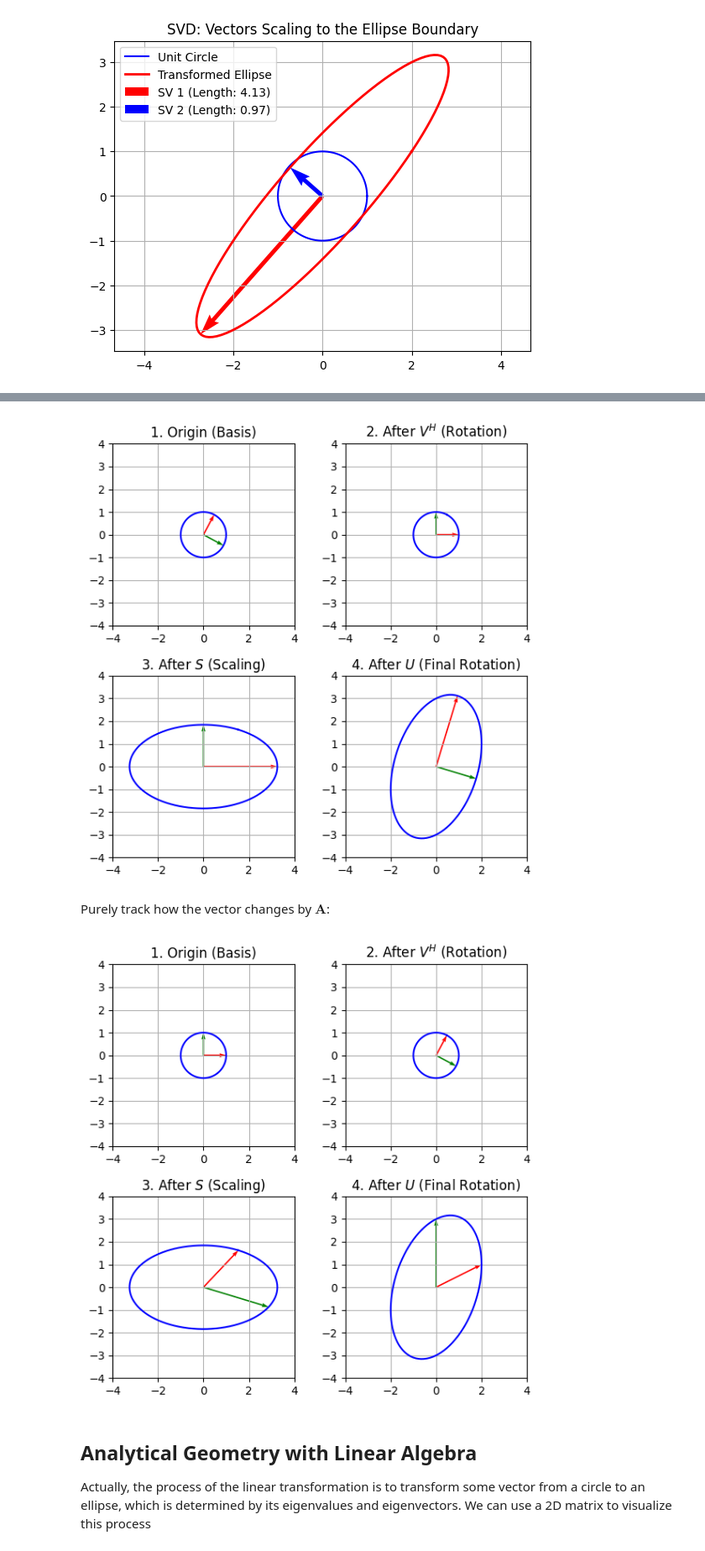
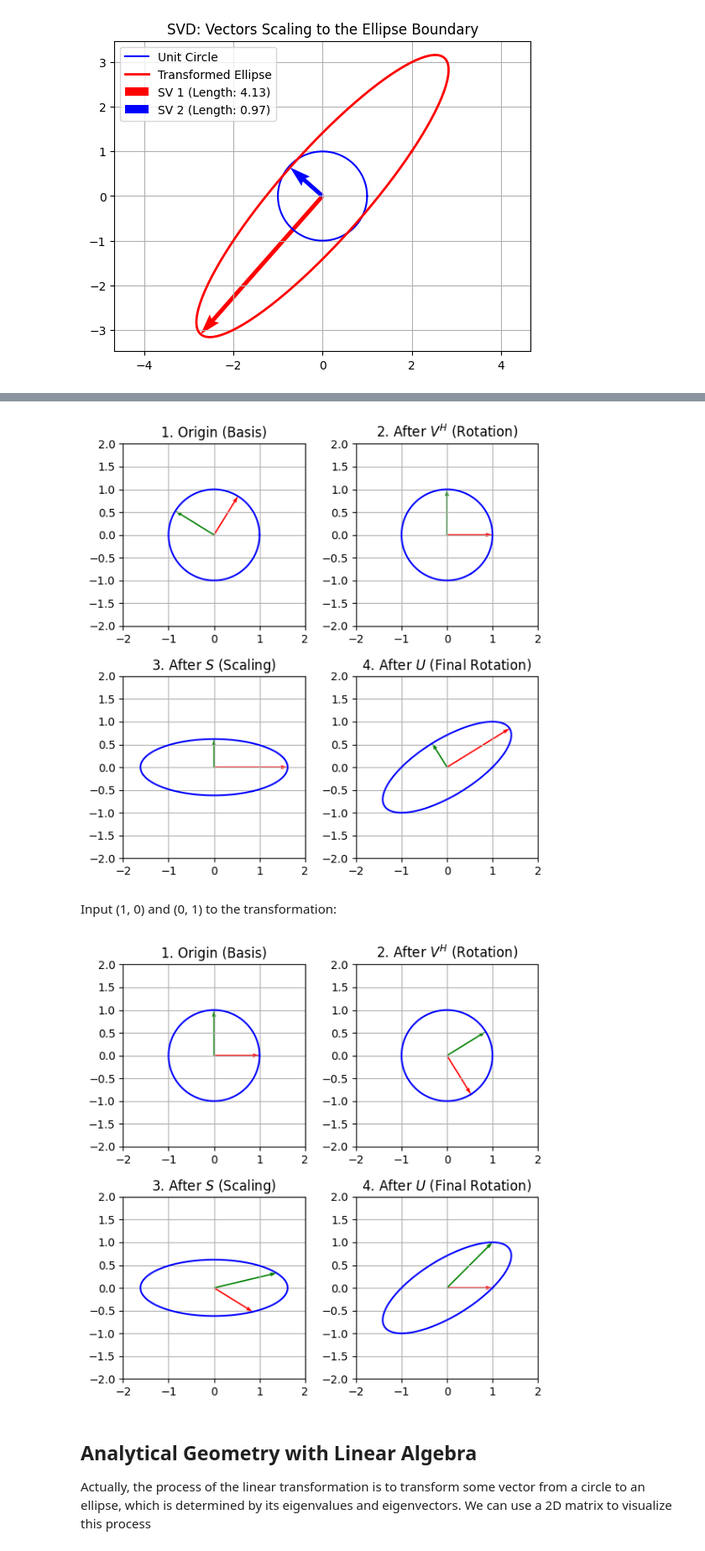
Before and after one commit to pTimYu/numerical-methods-rookie, a Jupyter notebook: basic_knowledges/linear_algebra_visual_illustration.ipynb, the cells around one changed output, grey strips where cells are left out. Shown at 84% size. Saved outputs shown, nothing was run; the diff lists cells and outputs as text; code cells hidden in the pictures.

Commit message:
modify the SVD plot for better illustration

```diff
--- a/basic_knowledges/linear_algebra_visual_illustration.ipynb
+++ b/basic_knowledges/linear_algebra_visual_illustration.ipynb
@@ -86,6 +88,6 @@ Breakdown the transformation into $\textbf{V}^T$, $\boldsymbol{\Sigma}$ and $\te
 # %%
 # 1. Define Matrix and Data
-A = np.array([[2, 0], [1, 3]])
+A = np.array([[1, 1], [0, 1]])
 theta = np.linspace(0, 2*np.pi, 100)
 u = np.array([np.cos(theta), np.sin(theta)])
 
@@ -139,18 +141,18 @@ for i, (circle, b_vec, title) in enumerate(data):
     ax.set_aspect('equal')
 
     # Keep limits consistent to see the scaling clearly
-    ax.set_xlim(-4, 4)
-    ax.set_ylim(-4, 4)
+    ax.set_xlim(-2, 2)
+    ax.set_ylim(-2, 2)
 
 plt.tight_layout()
 plt.show()
 # %% [output]
-[figure, old version]
+[figure, new version]
 # %% [markdown]
-Purely track how the vector changes by $\textbf{A}$:
+Input (1, 0) and (0, 1) to the transformation:
 # %%
 # 1. Define Matrix and Data
-A = np.array([[2, 0], [1, 3]])
+A = np.array([[1, 1], [0, 1]])
 theta = np.linspace(0, 2*np.pi, 100)
 u = np.array([np.cos(theta), np.sin(theta)])
 
@@ -179,36 +181,36 @@ fig, axes = plt.subplots(2, 2, figsize=(6, 6))
 axes = axes.flatten()
 
 data = [
     (u, basis, "1. Origin (Basis)"),
     (step_v_c, step_v_b, r"2. After $V^H$ (Rotation)"),
     (step_s_c, step_s_b, r"3. After $S$ (Scaling)"),
     (step_u_c, step_u_b, r"4. After $U$ (Final Rotation)")
 ]
 
 colors = ['red', 'green'] # Red for x-axis, Green for y-axis
 
 for i, (circle, b_vec, title) in enumerate(data):
     ax = axes[i]
     # Plot the circle/ellipse
     ax.plot(circle[0], circle[1], 'b')
 
     # Plot the Basis Vectors using Quiver
     # origin (0,0), direction (x, y)
     ax.quiver([0, 0], [0, 0], b_vec[0, :], b_vec[1, :],
               color=colors, angles='xy', scale_units='xy', scale=1)
 
     ax.set_title(title)
     ax.grid(True)
     ax.set_aspect('equal')
 
     # Keep limits consistent to see the scaling clearly
-    ax.set_xlim(-4, 4)
-    ax.set_ylim(-4, 4)
+    ax.set_xlim(-2, 2)
+    ax.set_ylim(-2, 2)
 
 plt.tight_layout()
 plt.show()
 # %% [output]
-[figure, old version]
+[figure, new version]
 # %% [markdown]
 ## Analytical Geometry with Linear Algebra
 Actually, the process of the linear transformation is to transform some vector from a circle to an ellipse, which is determined by its eigenvalues and eigenvectors. We can use a 2D matrix to visualize this process
```
Also changed, not shown: parts of 1 cell of this notebook.
